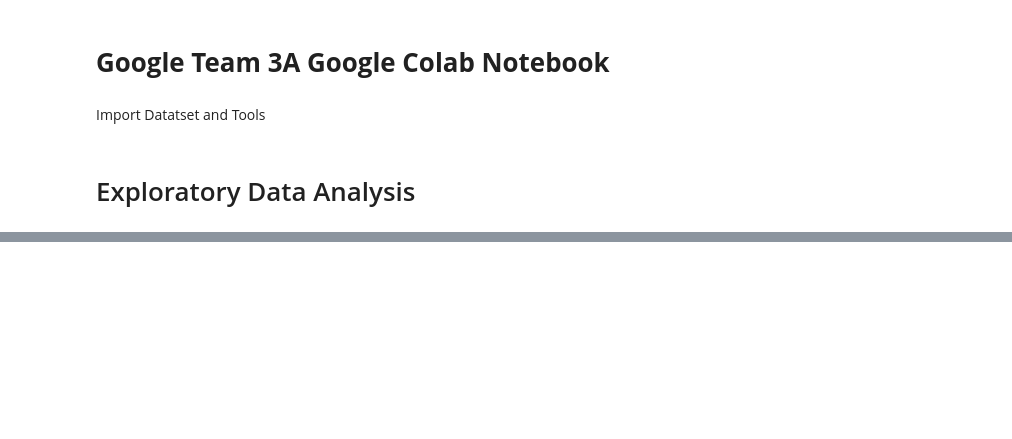
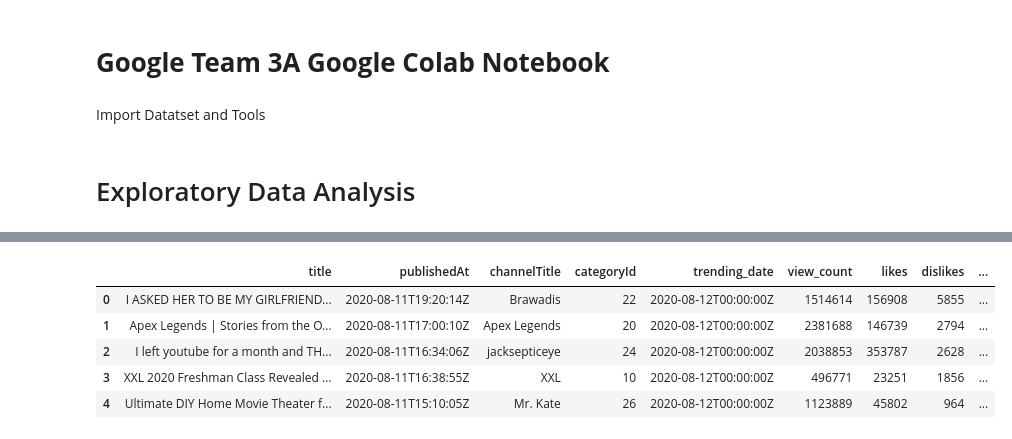
Before and after one commit to ai-studio-google-3a/youtube-video-virality-prediction, a Jupyter notebook: YouTube_Video_Virality_Prediction.ipynb, the cells around one changed output, grey strips where cells are left out. Cells and saved outputs as stored; diff of their text form; code cells hidden in the pictures; blank space fills up the shorter version.

```diff
--- a/YouTube_Video_Virality_Prediction.ipynb
+++ b/YouTube_Video_Virality_Prediction.ipynb
@@ -32,3 +29,23 @@ df = df.drop(columns=['tags'])
+# %%
+# Delete Features that are not needed
+
+df = df.drop(columns=['tags'])
+df = df.drop(columns=['video_id'])
+df = df.drop(columns=['channelId'])
+df = df.drop(columns=['thumbnail_link'])
+
+# Cleaning (removing videos with comments and ratings disabled)
+
+df = df[df['comments_disabled'] == False]
+df = df[df['ratings_disabled'] == False]
+df.head()
+# %% [output]
+|  | title | publishedAt | channelTitle | categoryId | trending_date | view_count | likes | dislikes | ... |
+| 0 | I ASKED HER TO BE MY GIRLFRIEND... | 2020-08-11T19:20:14Z | Brawadis | 22 | 2020-08-12T00:00:00Z | 1514614 | 156908 | 5855 | ... |
+| 1 | Apex Legends | Stories from the O... | 2020-08-11T17:00:10Z | Apex Legends | 20 | 2020-08-12T00:00:00Z | 2381688 | 146739 | 2794 | ... |
+| 2 | I left youtube for a month and TH... | 2020-08-11T16:34:06Z | jacksepticeye | 24 | 2020-08-12T00:00:00Z | 2038853 | 353787 | 2628 | ... |
+| 3 | XXL 2020 Freshman Class Revealed ... | 2020-08-11T16:38:55Z | XXL | 10 | 2020-08-12T00:00:00Z | 496771 | 23251 | 1856 | ... |
+| 4 | Ultimate DIY Home Movie Theater f... | 2020-08-11T15:10:05Z | Mr. Kate | 26 | 2020-08-12T00:00:00Z | 1123889 | 45802 | 964 | ... |
 # %%
 def calculate_time_to_trend(row):
     trending_date = datetime.strptime(row['trending_date'], '%Y-%m-%dT%H:%M:%SZ')
```
Also changed, not shown: parts of 23 cells of this notebook.
